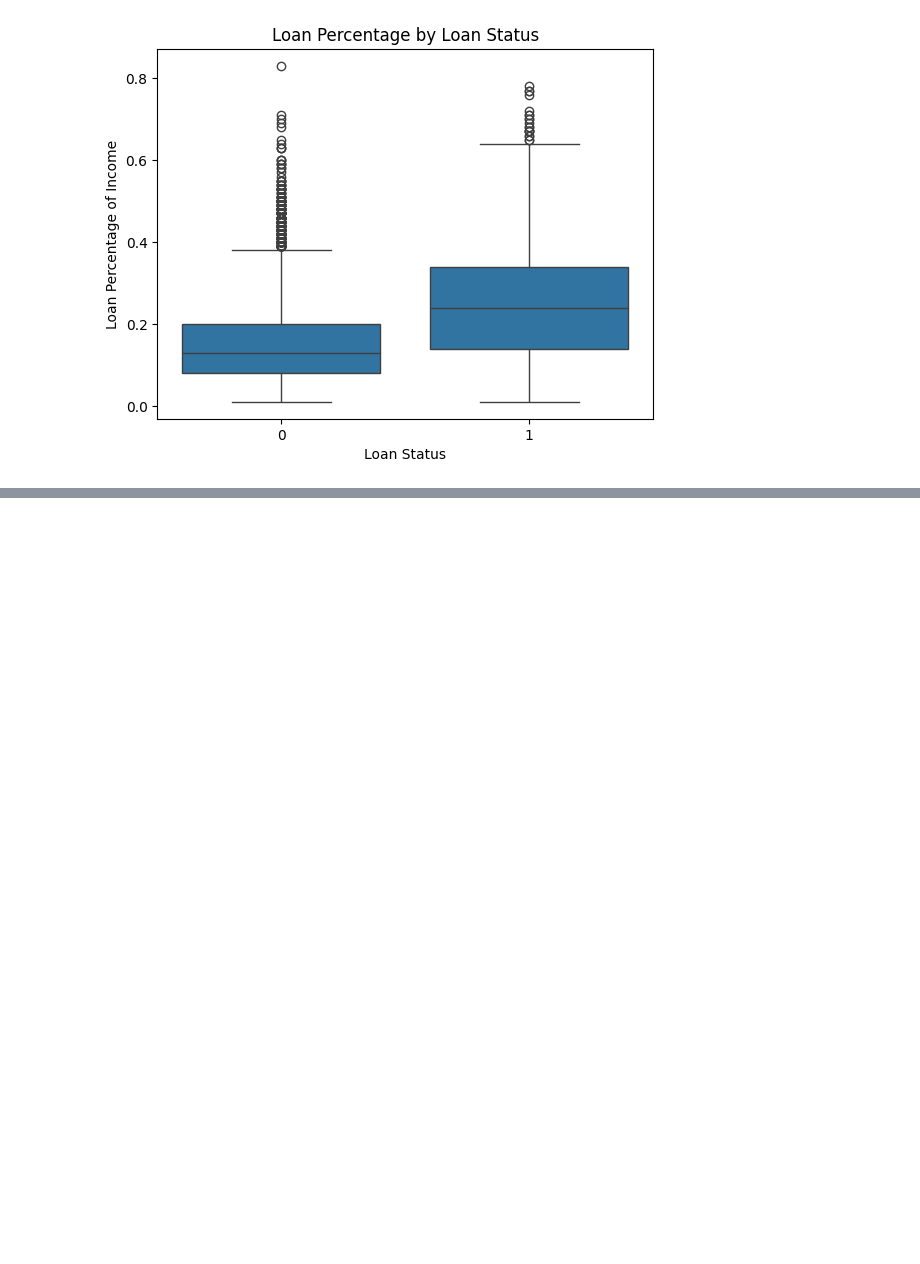
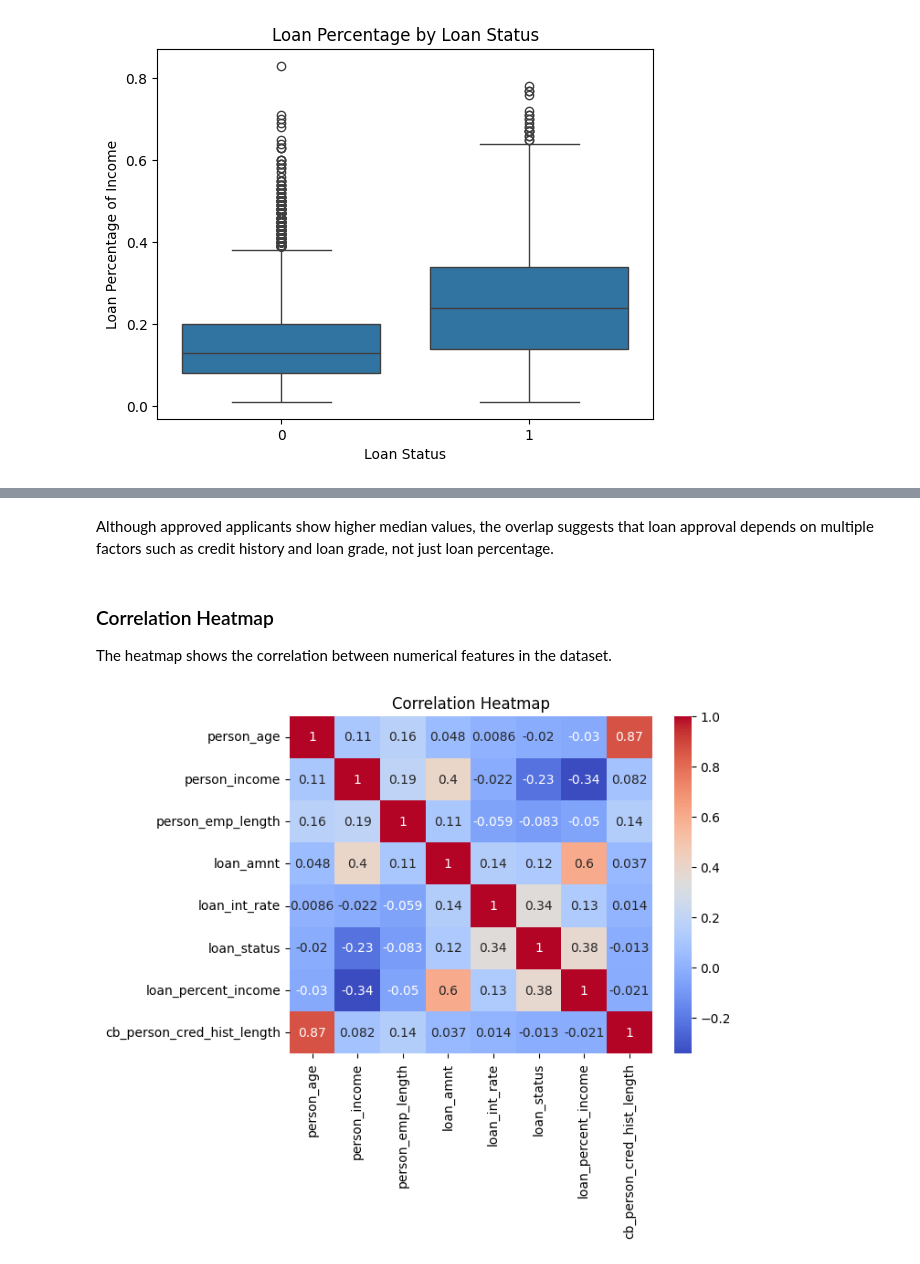
Before and after one commit to AkshGupta00/Portfolio, a Jupyter notebook: loan_approval_prediction/loan_approval_prediction.ipynb, the cells around one changed output, grey strips where cells are left out. Cells and saved outputs as stored; diff of their text form; code cells hidden in the pictures; blank space fills up the shorter version.

Commit message:
loan approval prediction complete

```diff
--- a/loan_approval_prediction/loan_approval_prediction.ipynb
+++ b/loan_approval_prediction/loan_approval_prediction.ipynb
@@ -273,0 +310,12 @@ plt.show()
+# %% [markdown]
+Although approved applicants show higher median values, the overlap suggests that loan approval depends on multiple factors such as credit history and loan grade, not just loan percentage.
+# %% [markdown]
+### Correlation Heatmap
+
+The heatmap shows the correlation between numerical features in the dataset.
+# %%
+sns.heatmap( df.corr(numeric_only=True), annot=True, cmap='coolwarm')
+plt.title('Correlation Heatmap')
+plt.show()
+# %% [output]
+[figure, added]
```
Also changed, not shown: parts of 43 cells of this notebook.
